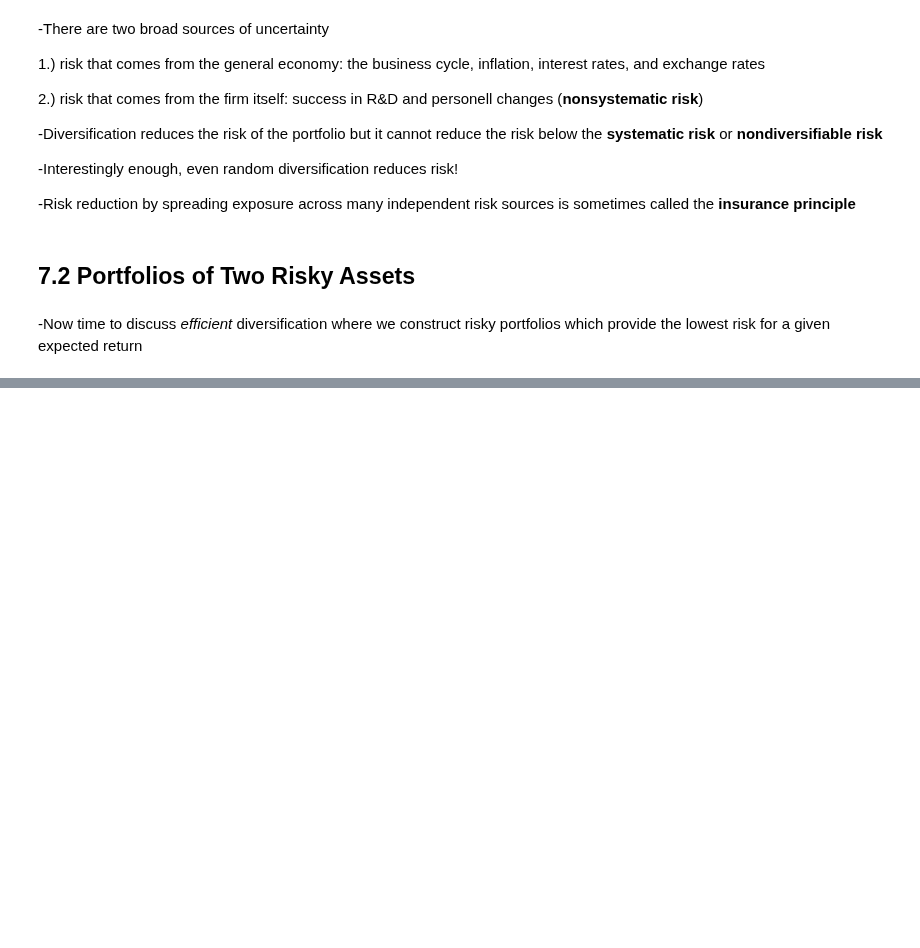
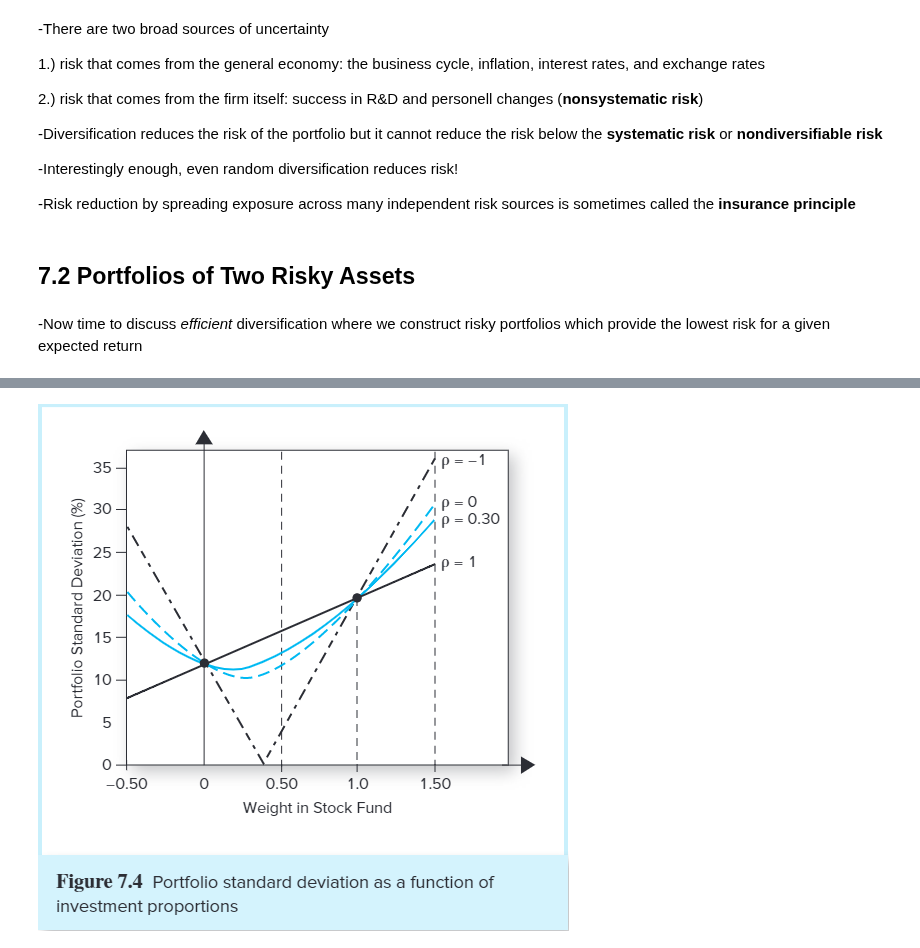
Before and after one commit to eddietaylor/securities-analysis, a Jupyter notebook: notebooks/playgrounds/notes/investments_notes.ipynb, the cells around one changed output, grey strips where cells are left out. Drawn from its saved outputs; the diff is of its cells as text; code cells hidden in the pictures; blank space fills up the shorter version.

```diff
--- a/notebooks/playgrounds/notes/investments_notes.ipynb
+++ b/notebooks/playgrounds/notes/investments_notes.ipynb
@@ -1778,0 +1841,4 @@ $$ \sigma_p^{2} = w_D^{2}\sigma_D^{2} + w_E^{2}\sigma_E^{2} + 2w_{D}w_{E}Cov(r_D
+# %%
+Image(filename='../../../data/portfoliostd_vs_weight.png')
+# %% [output]
+[figure, added]
```
Also changed, not shown: parts of 5 cells of this notebook.
